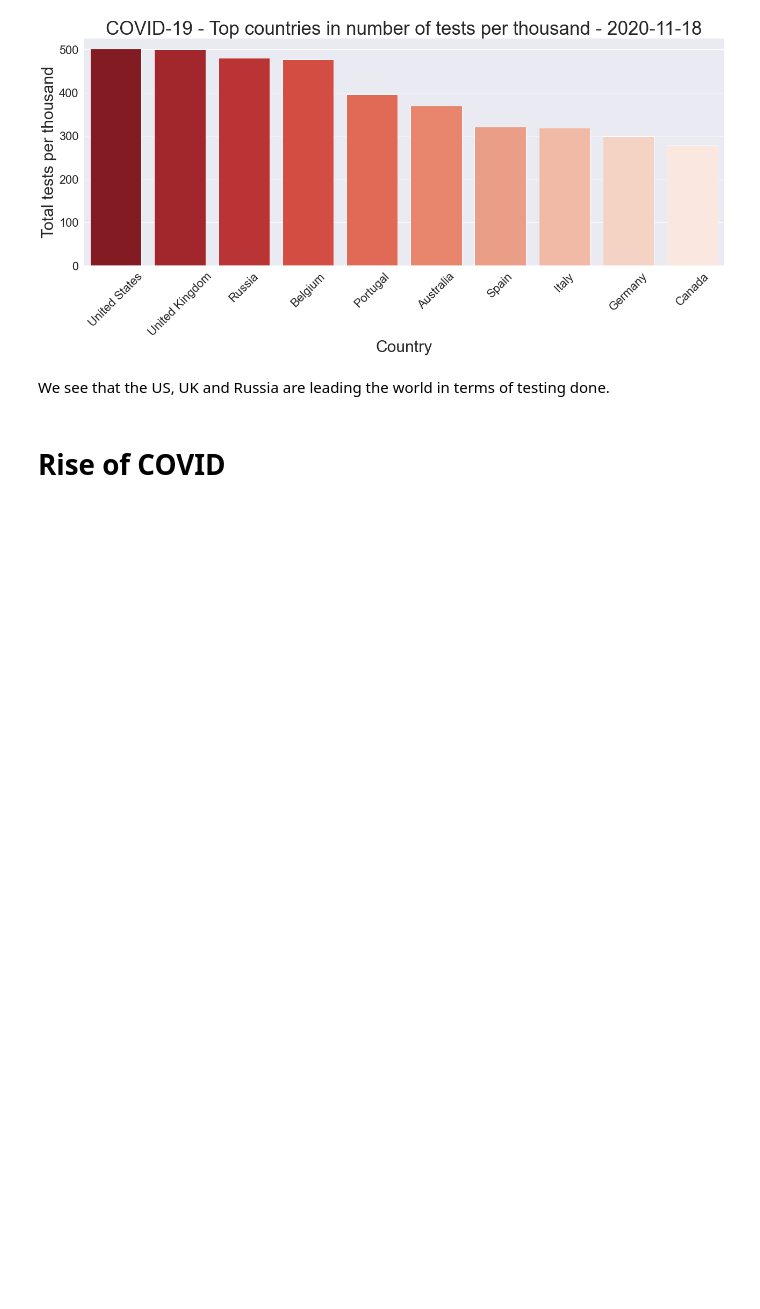
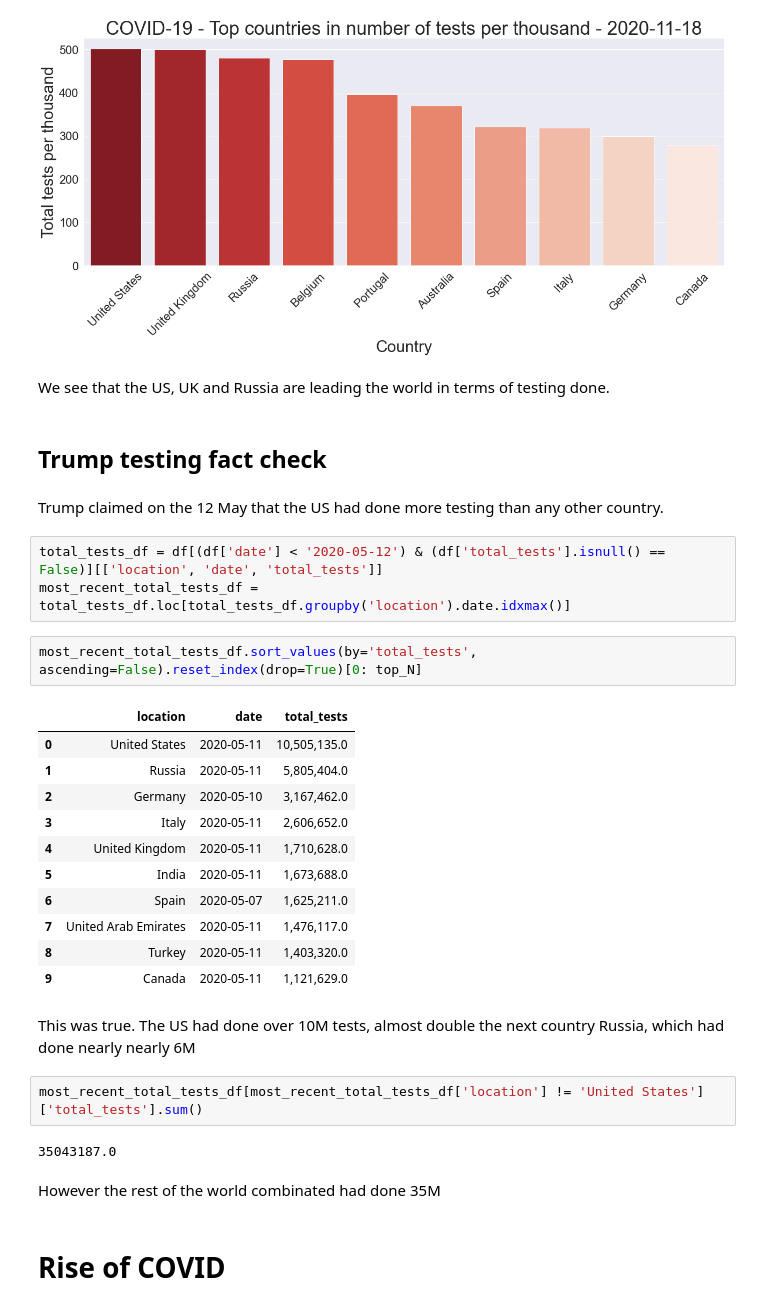
Before and after one commit to lee-hodg/Covid19Study, a Jupyter notebook: CovidStudy.ipynb, the cells around one changed output. Saved outputs shown, nothing was run; the diff lists cells and outputs as text; blank space fills up the shorter version.

Commit message:
trump bonus

```diff
--- a/CovidStudy.ipynb
+++ b/CovidStudy.ipynb
@@ -391,6 +391,35 @@ plot_fig('location', 'total_tests_per_thousand', df_tests_per_k, f'COVID-19 - To
 [figure]
 # %% [markdown]
 We see that the US, UK and Russia are leading the world in terms of testing done.
+# %% [markdown]
+## Trump testing fact check
+# %% [markdown]
+Trump claimed on the 12 May that the US had done more testing than any other country.
+# %%
+total_tests_df = df[(df['date'] < '2020-05-12') & (df['total_tests'].isnull() == False)][['location', 'date', 'total_tests']]
+most_recent_total_tests_df = total_tests_df.loc[total_tests_df.groupby('location').date.idxmax()]
+# %%
+most_recent_total_tests_df.sort_values(by='total_tests', ascending=False).reset_index(drop=True)[0: top_N]
+# %% [output]
+|  | location | date | total_tests |
+| 0 | United States | 2020-05-11 | 10,505,135.0 |
+| 1 | Russia | 2020-05-11 | 5,805,404.0 |
+| 2 | Germany | 2020-05-10 | 3,167,462.0 |
+| 3 | Italy | 2020-05-11 | 2,606,652.0 |
+| 4 | United Kingdom | 2020-05-11 | 1,710,628.0 |
+| 5 | India | 2020-05-11 | 1,673,688.0 |
+| 6 | Spain | 2020-05-07 | 1,625,211.0 |
+| 7 | United Arab Emirates | 2020-05-11 | 1,476,117.0 |
+| 8 | Turkey | 2020-05-11 | 1,403,320.0 |
+| 9 | Canada | 2020-05-11 | 1,121,629.0 |
+# %% [markdown]
+This was true. The US had done over 10M tests, almost double the next country Russia, which had done nearly nearly 6M
+# %%
+most_recent_total_tests_df[most_recent_total_tests_df['location'] != 'United States']['total_tests'].sum()
+# %% [output]
+35043187.0
+# %% [markdown]
+However the rest of the world combinated had done 35M
 # %% [markdown]
 # Rise of COVID
 # %% [markdown]
```
